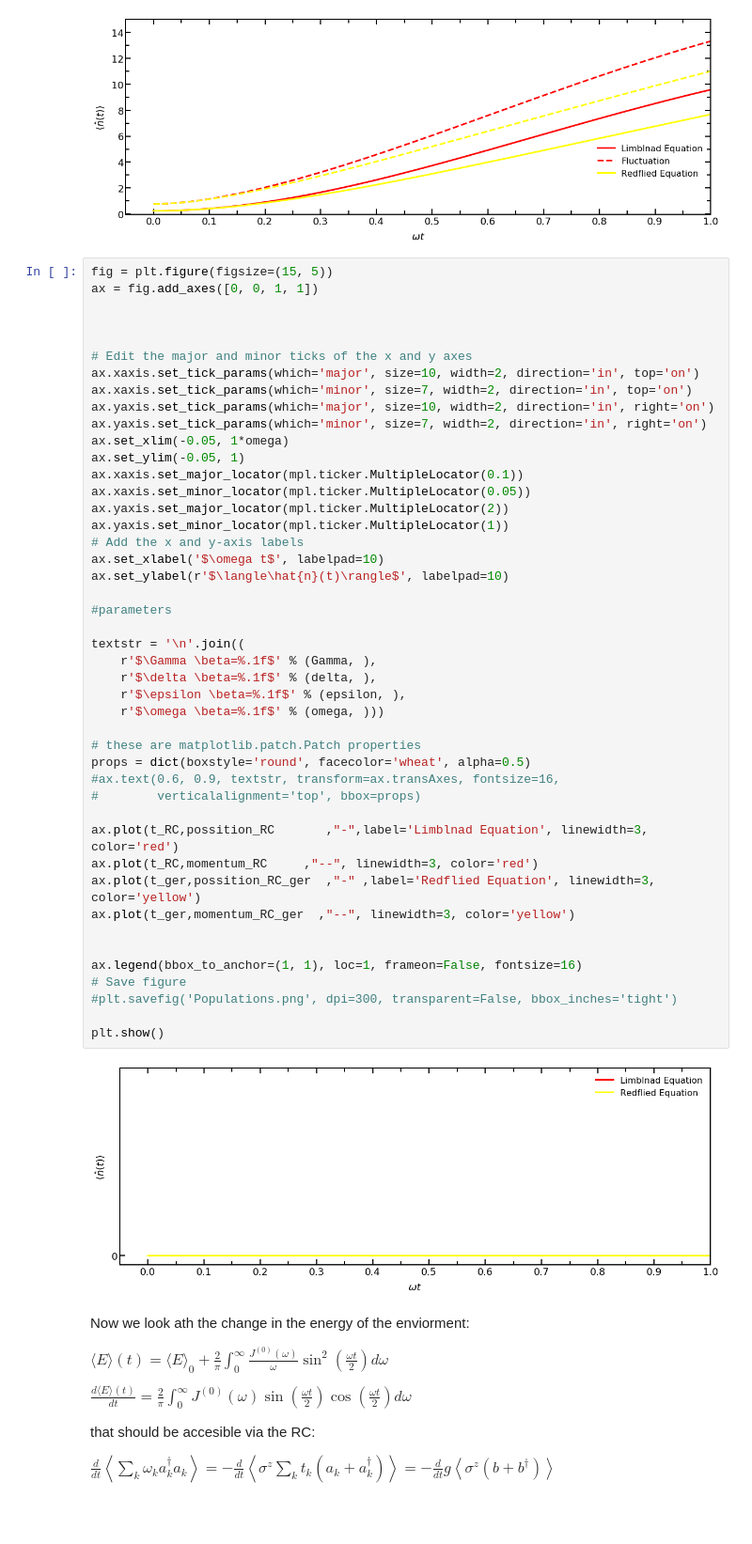
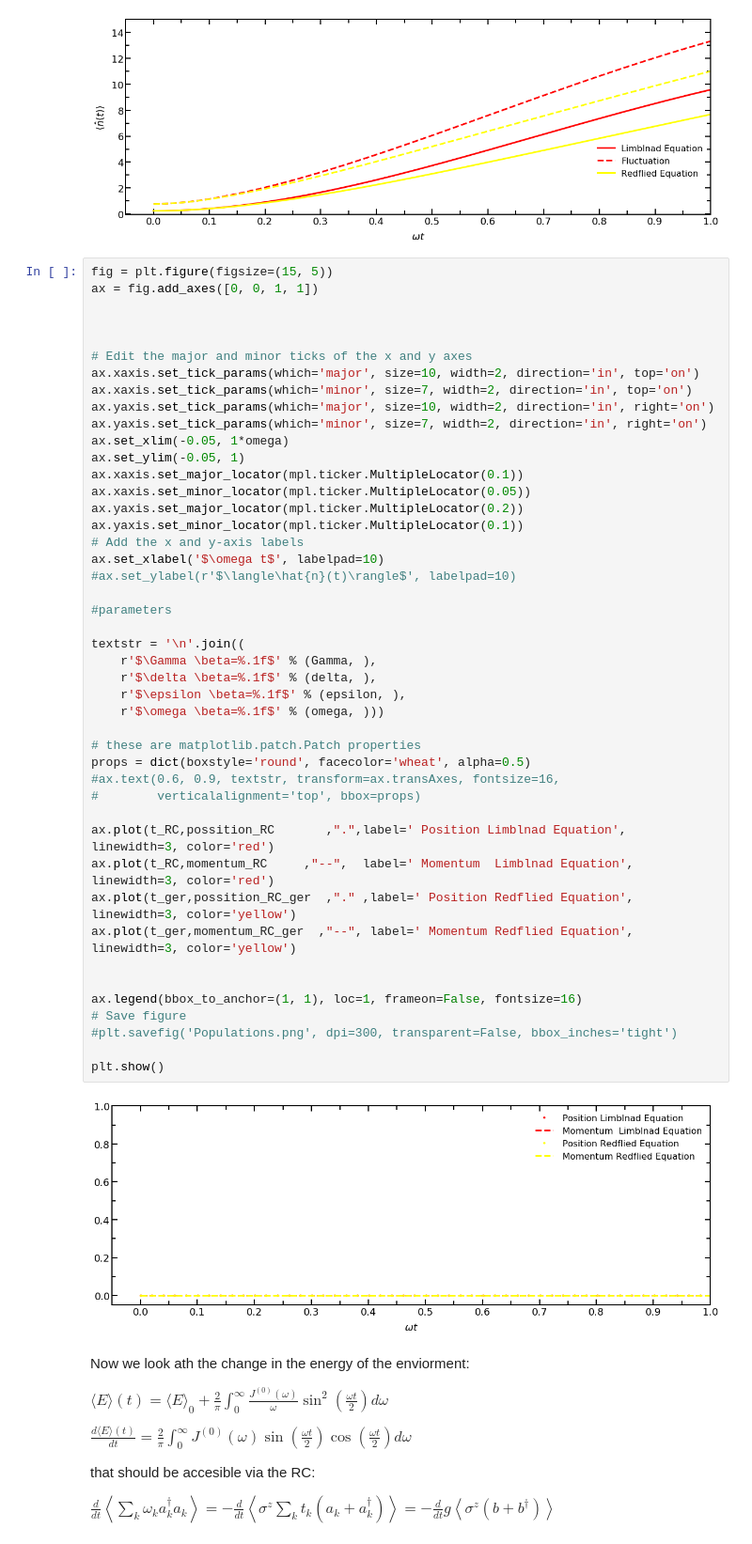
Before and after one commit to leherrerar/RC_mapping, a Jupyter notebook: Proyecto_Maestria_Bosonic/Spin Boson Model Dephasing QT/Spin boson Dephasing v6.ipynb, the cells around one changed output. Shown at 94% size. Cells and saved outputs as stored; diff of their text form; blank space fills up the shorter version.

```diff
--- a/Proyecto_Maestria_Bosonic/Spin Boson Model Dephasing QT/Spin boson Dephasing v6.ipynb
+++ b/Proyecto_Maestria_Bosonic/Spin Boson Model Dephasing QT/Spin boson Dephasing v6.ipynb
@@ -650,41 +650,41 @@ ax.xaxis.set_tick_params(which='minor', size=7, width=2, direction='in', top='on
 ax.yaxis.set_tick_params(which='major', size=10, width=2, direction='in', right='on')
 ax.yaxis.set_tick_params(which='minor', size=7, width=2, direction='in', right='on')
 ax.set_xlim(-0.05, 1*omega)
 ax.set_ylim(-0.05, 1)
 ax.xaxis.set_major_locator(mpl.ticker.MultipleLocator(0.1))
 ax.xaxis.set_minor_locator(mpl.ticker.MultipleLocator(0.05))
-ax.yaxis.set_major_locator(mpl.ticker.MultipleLocator(2))
-ax.yaxis.set_minor_locator(mpl.ticker.MultipleLocator(1))
+ax.yaxis.set_major_locator(mpl.ticker.MultipleLocator(0.2))
+ax.yaxis.set_minor_locator(mpl.ticker.MultipleLocator(0.1))
 # Add the x and y-axis labels
 ax.set_xlabel('$\omega t$', labelpad=10)
-ax.set_ylabel(r'$\langle\hat{n}(t)\rangle$', labelpad=10)
+#ax.set_ylabel(r'$\langle\hat{n}(t)\rangle$', labelpad=10)
 
 #parameters
 
 textstr = '\n'.join((
     r'$\Gamma \beta=%.1f$' % (Gamma, ),
     r'$\delta \beta=%.1f$' % (delta, ),
     r'$\epsilon \beta=%.1f$' % (epsilon, ),
     r'$\omega \beta=%.1f$' % (omega, )))
 
 # these are matplotlib.patch.Patch properties
 props = dict(boxstyle='round', facecolor='wheat', alpha=0.5)
 #ax.text(0.6, 0.9, textstr, transform=ax.transAxes, fontsize=16,
 #        verticalalignment='top', bbox=props)
 
-ax.plot(t_RC,possition_RC       ,"-",label='Limblnad Equation', linewidth=3, color='red')
-ax.plot(t_RC,momentum_RC     ,"--", linewidth=3, color='red')
-ax.plot(t_ger,possition_RC_ger  ,"-" ,label='Redflied Equation', linewidth=3, color='yellow')
-ax.plot(t_ger,momentum_RC_ger  ,"--", linewidth=3, color='yellow')
+ax.plot(t_RC,possition_RC       ,".",label=' Position Limblnad Equation', linewidth=3, color='red')
+ax.plot(t_RC,momentum_RC     ,"--",  label=' Momentum  Limblnad Equation', linewidth=3, color='red')
+ax.plot(t_ger,possition_RC_ger  ,"." ,label=' Position Redflied Equation', linewidth=3, color='yellow')
+ax.plot(t_ger,momentum_RC_ger  ,"--", label=' Momentum Redflied Equation', linewidth=3, color='yellow')
 
 
 ax.legend(bbox_to_anchor=(1, 1), loc=1, frameon=False, fontsize=16)
 # Save figure
 #plt.savefig('Populations.png', dpi=300, transparent=False, bbox_inches='tight')
 
 plt.show()
 # %% [output]
-[figure, old version]
+[figure, new version]
 # %% [markdown]
 Now we look ath the change in the energy of the enviorment:
 
```
Also changed, not shown: parts of 22 cells of this notebook, 1 other file.
